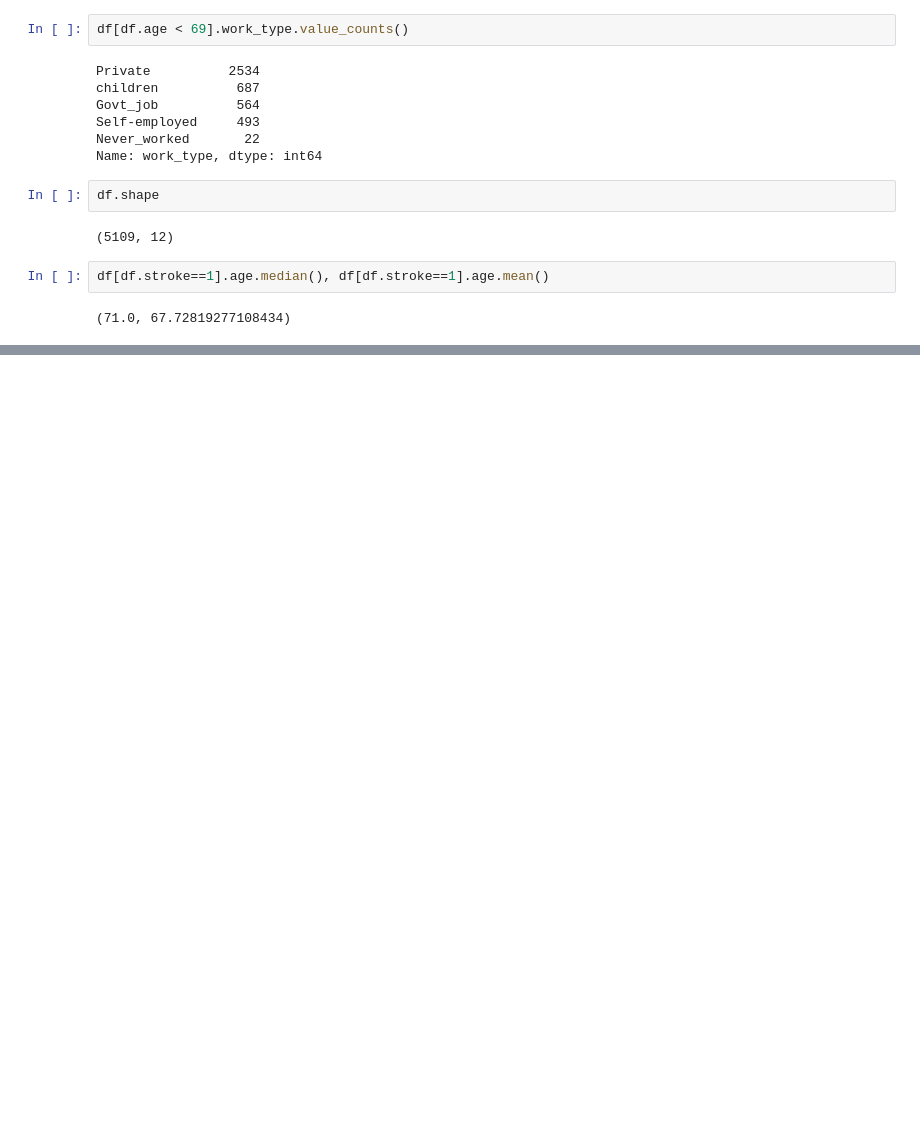
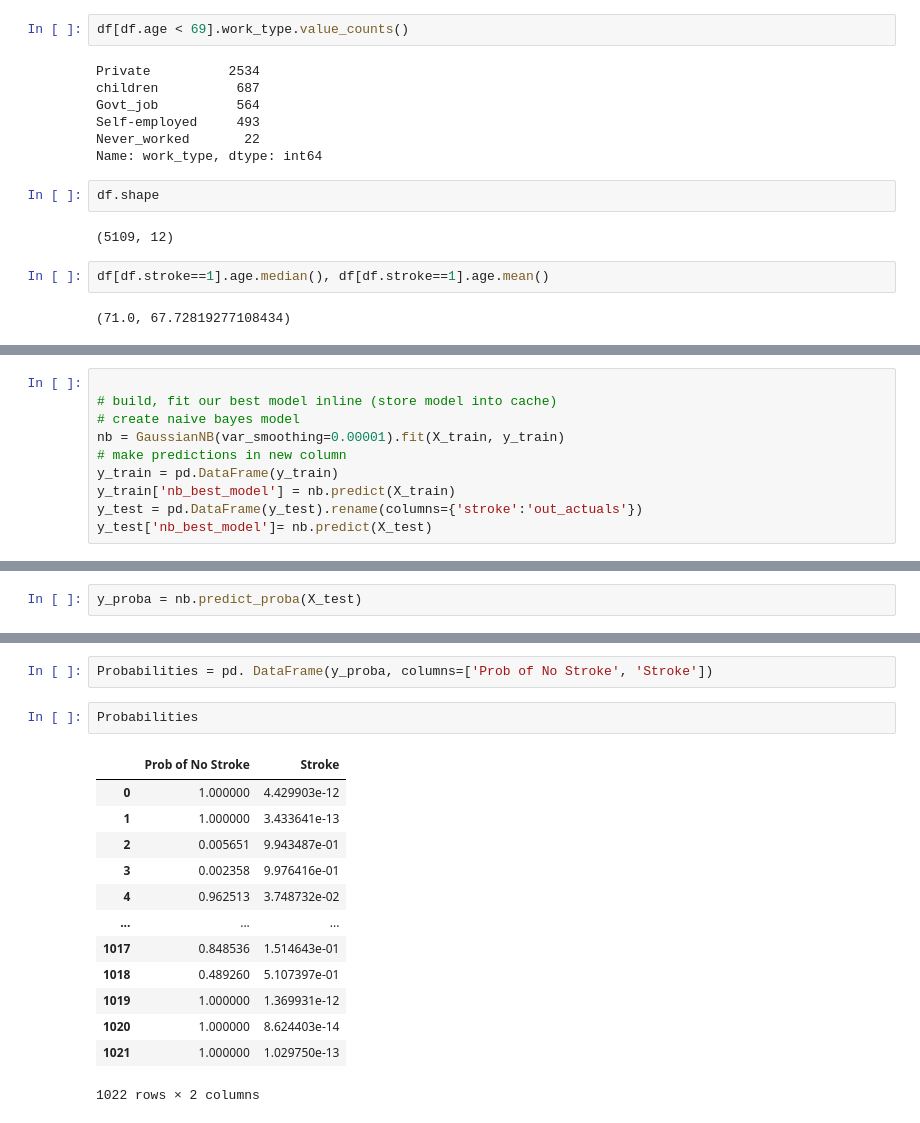
Before and after one commit to stroke-predictors/germain-capstone-stoke-prediction, a Jupyter notebook: eli_scratch.ipynb, the cells around one changed output, grey strips where cells are left out. Saved outputs shown, nothing was run; the diff lists cells and outputs as text; blank space fills up the shorter version.

```diff
--- a/eli_scratch.ipynb
+++ b/eli_scratch.ipynb
@@ -227,0 +252,10 @@ df[df.stroke==1].age.median(), df[df.stroke==1].age.mean()
+# %%
+
+# build, fit our best model inline (store model into cache)
+# create naive bayes model
+nb = GaussianNB(var_smoothing=0.00001).fit(X_train, y_train)
+# make predictions in new column
+y_train = pd.DataFrame(y_train)
+y_train['nb_best_model'] = nb.predict(X_train)
+y_test = pd.DataFrame(y_test).rename(columns={'stroke':'out_actuals'})
+y_test['nb_best_model']= nb.predict(X_test)
@@ -227,0 +287,2 @@ df[df.stroke==1].age.median(), df[df.stroke==1].age.mean()
+# %%
+y_proba = nb.predict_proba(X_test)
@@ -227,0 +299,18 @@ df[df.stroke==1].age.median(), df[df.stroke==1].age.mean()
+# %%
+Probabilities = pd. DataFrame(y_proba, columns=['Prob of No Stroke', 'Stroke'])
+# %%
+Probabilities
+# %% [output]
+|  | Prob of No Stroke | Stroke |
+| 0 | 1.000000 | 4.429903e-12 |
+| 1 | 1.000000 | 3.433641e-13 |
+| 2 | 0.005651 | 9.943487e-01 |
+| 3 | 0.002358 | 9.976416e-01 |
+| 4 | 0.962513 | 3.748732e-02 |
+| ... | ... | ... |
+| 1017 | 0.848536 | 1.514643e-01 |
+| 1018 | 0.489260 | 5.107397e-01 |
+| 1019 | 1.000000 | 1.369931e-12 |
+| 1020 | 1.000000 | 8.624403e-14 |
+| 1021 | 1.000000 | 1.029750e-13 |
+1022 rows × 2 columns
```
Also changed, not shown: parts of 9 cells of this notebook, 1 other file.
